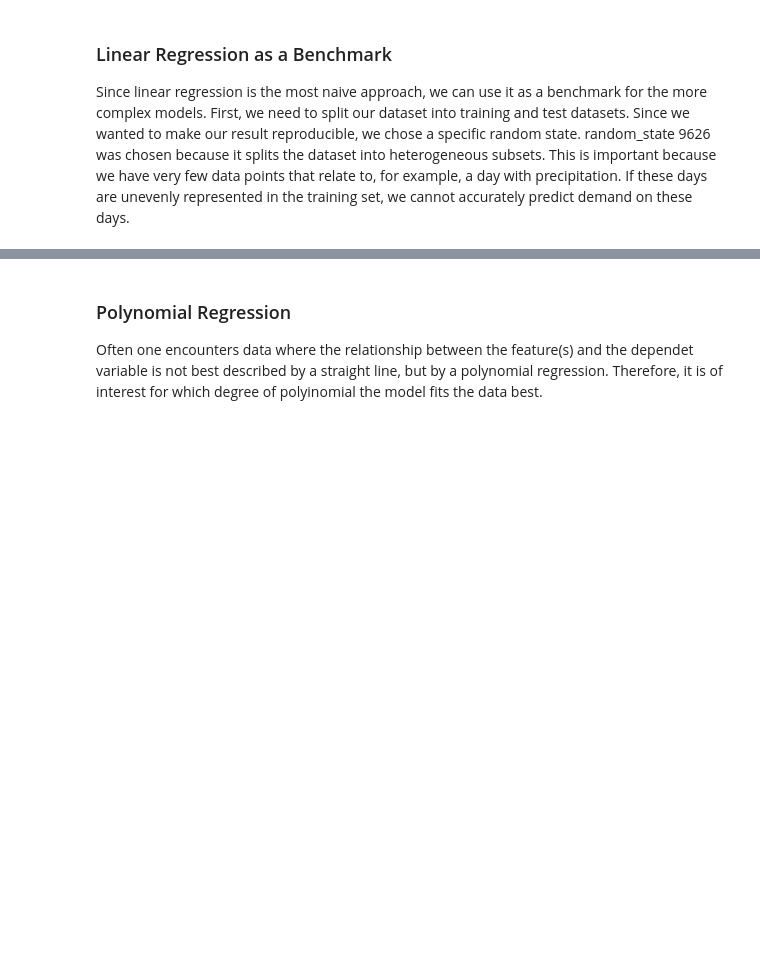
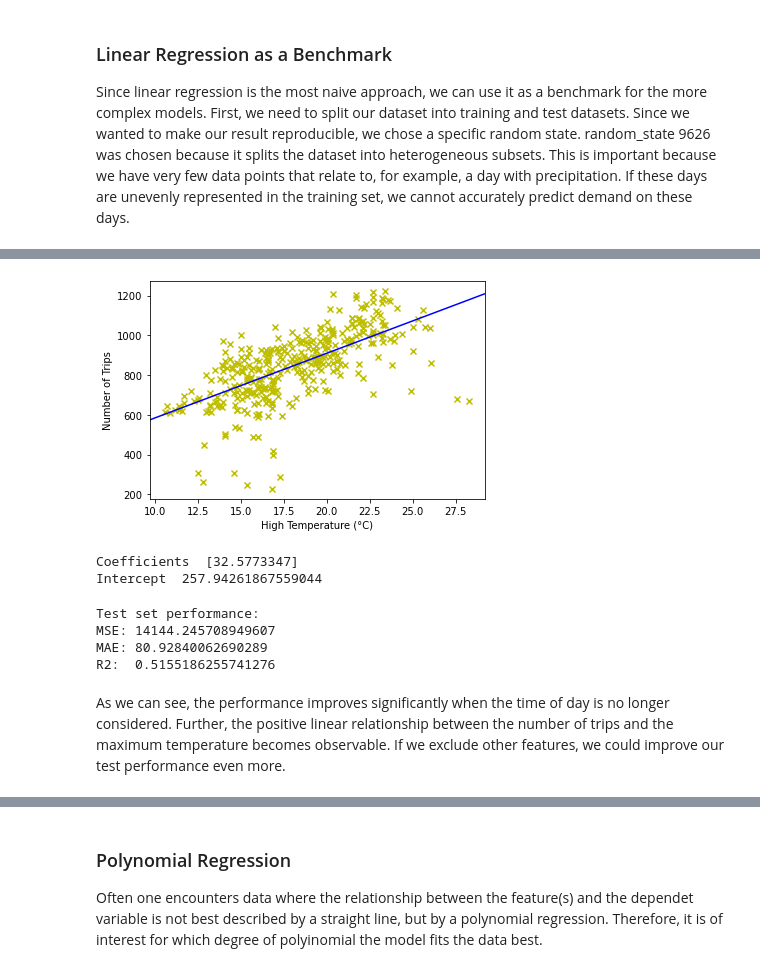
Before and after one commit to mschwa1010/AA_2022-23_Team_8, a Jupyter notebook: Prediction.ipynb, the cells around one changed output, grey strips where cells are left out. Saved outputs shown, nothing was run; the diff lists cells and outputs as text; code cells hidden in the pictures; blank space fills up the shorter version.

```diff
--- a/Prediction.ipynb
+++ b/Prediction.ipynb
@@ -21,6 +21,5 @@ warnings.filterwarnings("ignore")
 
 %matplotlib inline
 
-la_2018_set = pd.read_pickle("Data/la_2018_set.pickle")
-weather_set = pd.read_pickle("Data/weather_set.pickle")
 feature_set = pd.read_pickle("Data/feature_set.pickle")
+feature_set_daily = pd.read_pickle("Data/feature_set_daily.pickle")
@@ -103,0 +102,4 @@ R2:  0.5155186255741276
+# %%
+X_daily = feature_set_daily["max_temp"]
+y_daily = feature_set_daily["trips"]
+X_train_daily, X_test_daily, y_train_daily, y_test_daily = train_test_split(X_daily, y_daily, test_size=0.3, random_state=9626)
@@ -103,0 +116,35 @@ R2:  0.5155186255741276
+# %%
+model = LinearRegression(fit_intercept =True)
+model.fit(X_train_daily.values.reshape(-1,1),y_train_daily)
+model_pred = model.predict(X_test_daily.values.reshape(-1,1))
+# %%
+plt.scatter( X_daily,y_daily, marker = 'x', c='y')
+xlim, ylim =(plt.gca().get_xlim(), plt.gca().get_ylim())
+
+Z = np.linspace(0,35)
+T = model.intercept_ + model.coef_*Z
+
+plt.plot(Z,T, c="b")
+plt.xlim(xlim)
+plt.ylim(ylim)
+plt.xlabel("High Temperature (°C)")
+plt.ylabel("Number of Trips")
+plt.show()
+print("Coefficients ", model.coef_, "\nIntercept ", model.intercept_ )
+# %% [output]
+[figure, added]
+Coefficients  [32.5773347]
+Intercept  257.94261867559044
+# %%
+print("Test set performance:")
+
+print("MSE:", mean_squared_error(y_test_daily, model_pred))
+print("MAE:", mean_absolute_error(y_test_daily, model_pred))
+print("R2: ", r2_score(y_test_daily, model_pred))
+# %% [output]
+Test set performance:
+MSE: 14144.245708949607
+MAE: 80.92840062690289
+R2:  0.5155186255741276
+# %% [markdown]
+As we can see, the performance improves significantly when the time of day is no longer considered. Further, the positive linear relationship between the number of trips and the maximum temperature becomes observable. If we exclude other features, we could improve our test performance even more.
```
Also changed, not shown: parts of 57 cells of this notebook, 2 other files.
